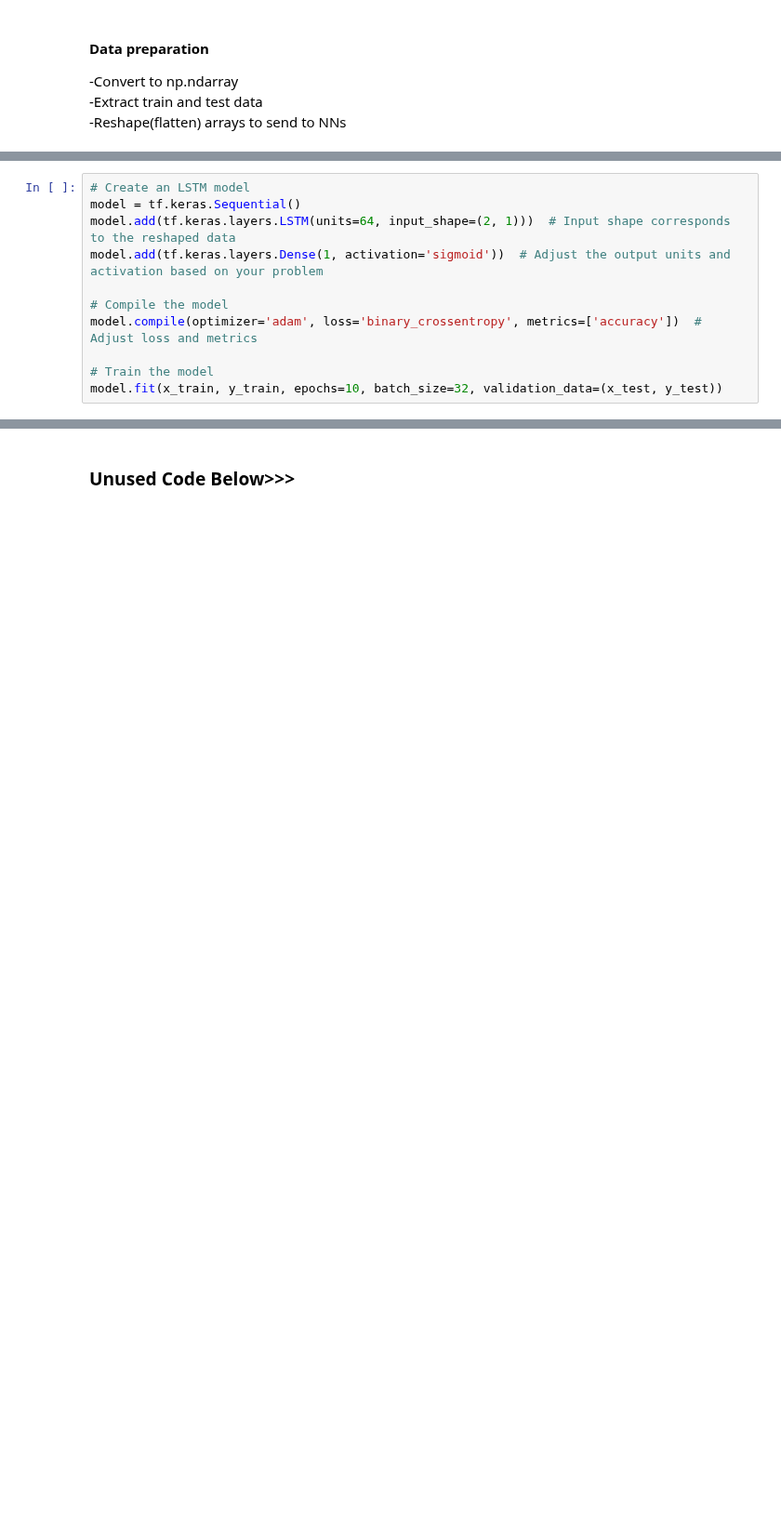
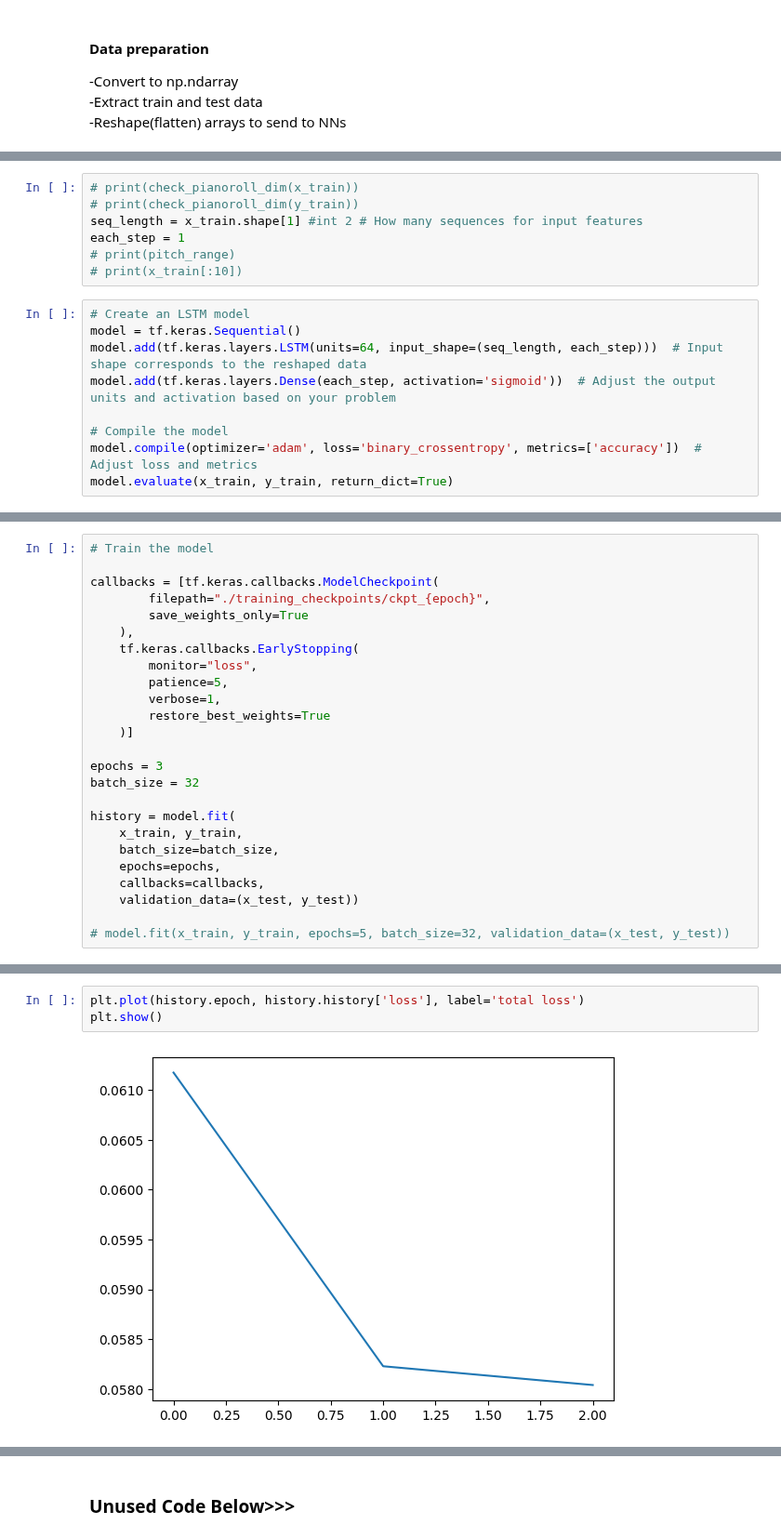
Before and after one commit to TombCrawler/myMusicGen, a Jupyter notebook: kthrPianoAi2.ipynb, the cells around one changed output, grey strips where cells are left out. Shown at 93% size. Saved outputs shown, nothing was run; the diff lists cells and outputs as text; blank space fills up the shorter version.

Commit message:
kthrPiano2 the model is ready, now make the generated notes playable but how??

```diff
--- a/kthrPianoAi2.ipynb
+++ b/kthrPianoAi2.ipynb
@@ -177,12 +194,17 @@ y_test = y_test.reshape(-1, 1)
+# %%
+# print(check_pianoroll_dim(x_train))
+# print(check_pianoroll_dim(y_train))
+seq_length = x_train.shape[1] #int 2 # How many sequences for input features
+each_step = 1
+# print(pitch_range)
+# print(x_train[:10])
 # %%
 # Create an LSTM model
 model = tf.keras.Sequential()
-model.add(tf.keras.layers.LSTM(units=64, input_shape=(2, 1)))  # Input shape corresponds to the reshaped data
-model.add(tf.keras.layers.Dense(1, activation='sigmoid'))  # Adjust the output units and activation based on your problem
+model.add(tf.keras.layers.LSTM(units=64, input_shape=(seq_length, each_step)))  # Input shape corresponds to the reshaped data
+model.add(tf.keras.layers.Dense(each_step, activation='sigmoid'))  # Adjust the output units and activation based on your problem
 
 # Compile the model
 model.compile(optimizer='adam', loss='binary_crossentropy', metrics=['accuracy'])  # Adjust loss and metrics
-
-# Train the model
-model.fit(x_train, y_train, epochs=10, batch_size=32, validation_data=(x_test, y_test))
+model.evaluate(x_train, y_train, return_dict=True)
 # %% [output]
@@ -209,0 +213,25 @@ Epoch 10/10
+# %%
+# Train the model
+
+callbacks = [tf.keras.callbacks.ModelCheckpoint(
+        filepath="./training_checkpoints/ckpt_{epoch}",
+        save_weights_only=True
+    ),
+    tf.keras.callbacks.EarlyStopping(
+        monitor="loss",
+        patience=5,
+        verbose=1,
+        restore_best_weights=True
+    )]
+
+epochs = 3
+batch_size = 32
+
+history = model.fit(
+    x_train, y_train,
+    batch_size=batch_size,
+    epochs=epochs,
+    callbacks=callbacks,
+    validation_data=(x_test, y_test))
+
+# model.fit(x_train, y_train, epochs=5, batch_size=32, validation_data=(x_test, y_test))
@@ -209,0 +245,5 @@ Epoch 10/10
+# %%
+plt.plot(history.epoch, history.history['loss'], label='total loss')
+plt.show()
+# %% [output]
+[figure, added]
```
Also changed, not shown: parts of 15 cells of this notebook, 1 other file.
